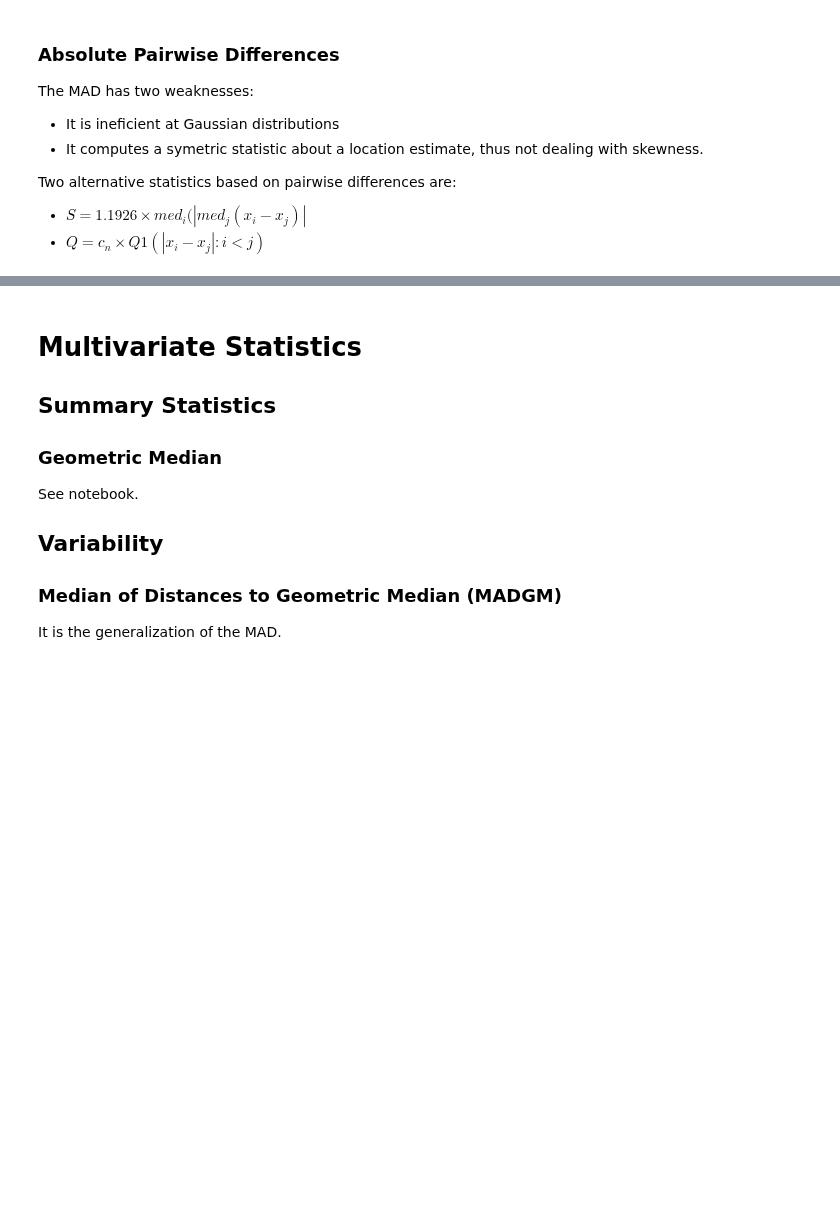
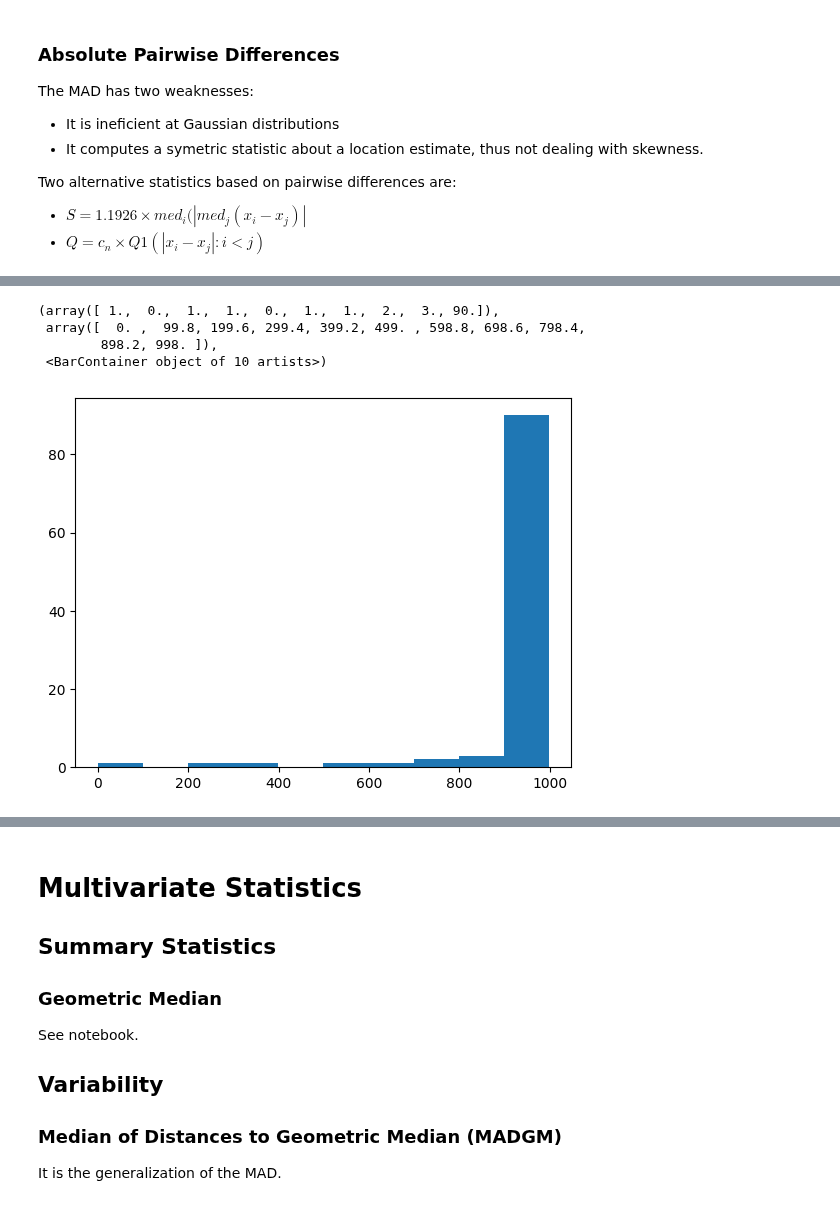
Before and after one commit to Smoltbob/ComputerVision, a Jupyter notebook: lib/Metrics/Metrics.ipynb, the cells around one changed output, grey strips where cells are left out. Saved outputs shown, nothing was run; the diff lists cells and outputs as text; code cells hidden in the pictures; blank space fills up the shorter version.

```diff
--- a/lib/Metrics/Metrics.ipynb
+++ b/lib/Metrics/Metrics.ipynb
@@ -107,0 +124,16 @@ plt.show()
+# %%
+e = 2.718
+def decay(langda, sequence_max):
+    N = sequence_max-1
+    p = np.linspace(0, sequence_max, 100)
+    y = [int(N - N * e**(- langda * t)) for t in p]
+    return y
+
+indices = decay(0.025, 1000)
+plt.hist(indices)
+# %% [output]
+(array([ 1.,  0.,  1.,  1.,  0.,  1.,  1.,  2.,  3., 90.]),
+ array([  0. ,  99.8, 199.6, 299.4, 399.2, 499. , 598.8, 698.6, 798.4,
+        898.2, 998. ]),
+ <BarContainer object of 10 artists>)
+[figure, added]
```
Also changed, not shown: parts of 12 cells of this notebook.
